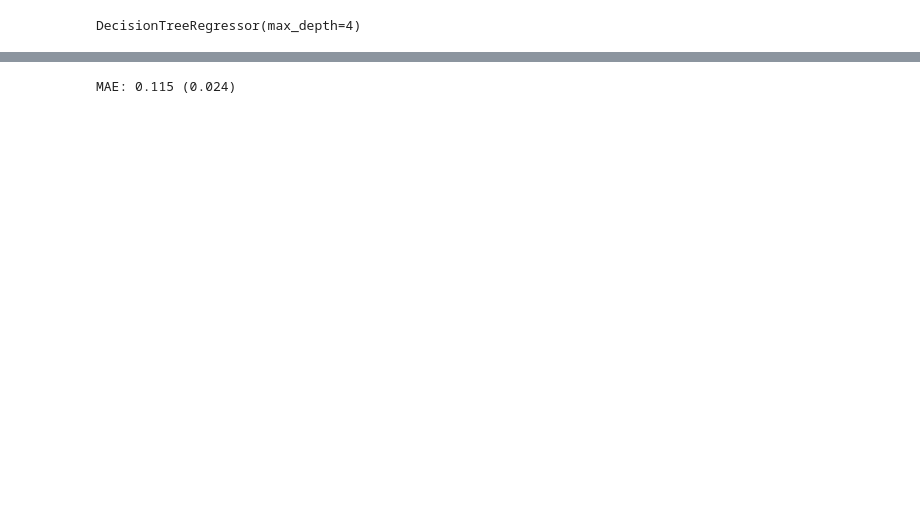
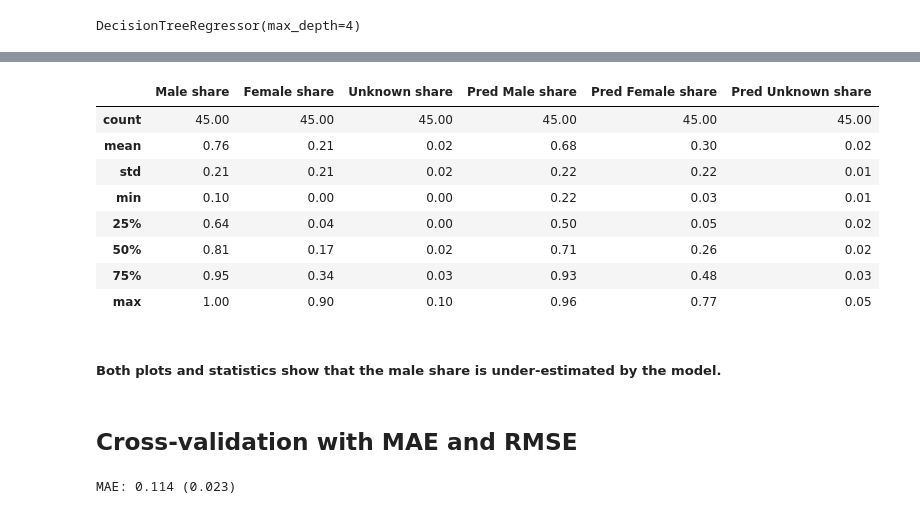
Before and after one commit to JohannaUlveklint/job_discrimination_sandbox, a Jupyter notebook: notebooks/decision_tree_regr.ipynb, the cells around one changed output, grey strips where cells are left out. Saved outputs shown, nothing was run; the diff lists cells and outputs as text; code cells hidden in the pictures; blank space fills up the shorter version.

```diff
--- a/notebooks/decision_tree_regr.ipynb
+++ b/notebooks/decision_tree_regr.ipynb
@@ -175,3 +205,19 @@ matrix([[0.        , 0.        , 0.        , ..., 0.        , 0.        ,
+# %%
+resultsdf.describe()
+# %% [output]
+|  | Male share | Female share | Unknown share | Pred Male share | Pred Female share | Pred Unknown share |
+| count | 45.00 | 45.00 | 45.00 | 45.00 | 45.00 | 45.00 |
+| mean | 0.76 | 0.21 | 0.02 | 0.68 | 0.30 | 0.02 |
+| std | 0.21 | 0.21 | 0.02 | 0.22 | 0.22 | 0.01 |
+| min | 0.10 | 0.00 | 0.00 | 0.22 | 0.03 | 0.01 |
+| 25% | 0.64 | 0.04 | 0.00 | 0.50 | 0.05 | 0.02 |
+| 50% | 0.81 | 0.17 | 0.02 | 0.71 | 0.26 | 0.02 |
+| 75% | 0.95 | 0.34 | 0.03 | 0.93 | 0.48 | 0.03 |
+| max | 1.00 | 0.90 | 0.10 | 0.96 | 0.77 | 0.05 |
+# %% [markdown]
+##### Both plots and statistics show that the male share is under-estimated by the model.
+# %% [markdown]
+## Cross-validation with MAE and RMSE
 # %%
 cv = RepeatedKFold(n_splits=10, n_repeats=3, random_state=1)
 # %%
@@ -179,6 +225,5 @@ n_scores = cross_val_score(model, X, y, scoring="neg_mean_absolute_error", cv=cv
 # %%
-from numpy import absolute, mean, std
-n_scores = absolute(n_scores)
-print('MAE: %.3f (%.3f)' % (mean(n_scores), std(n_scores)))
+MAE_scores = np.absolute(MAE_scores)
+print('MAE: %.3f (%.3f)' % (np.mean(MAE_scores), np.std(MAE_scores)))
 # %% [output]
-MAE: 0.115 (0.024)
+MAE: 0.114 (0.023)
```
Also changed, not shown: parts of 15 cells of this notebook, 7 other files.
